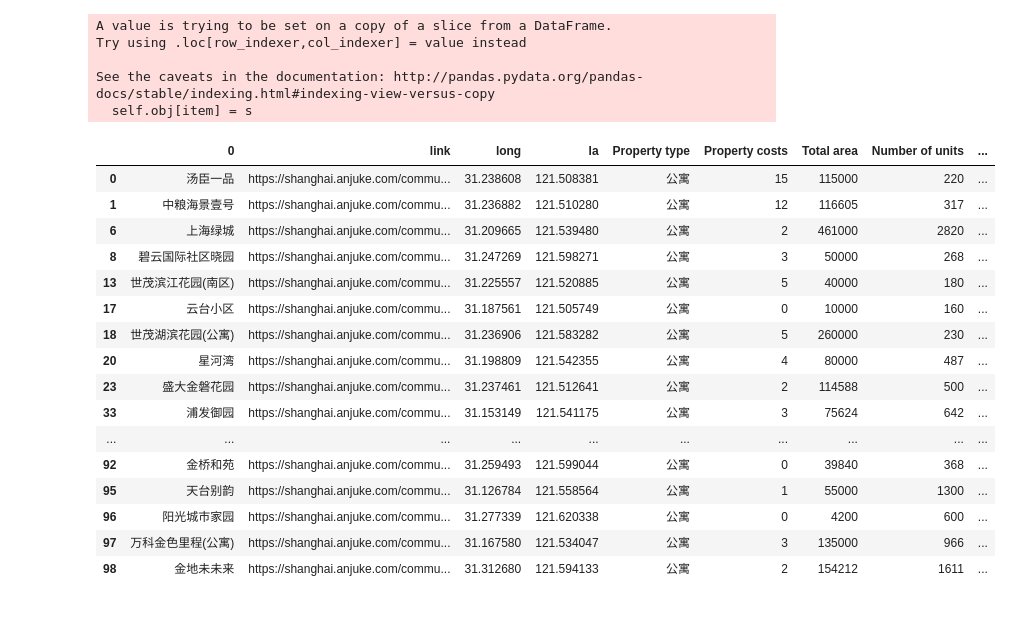
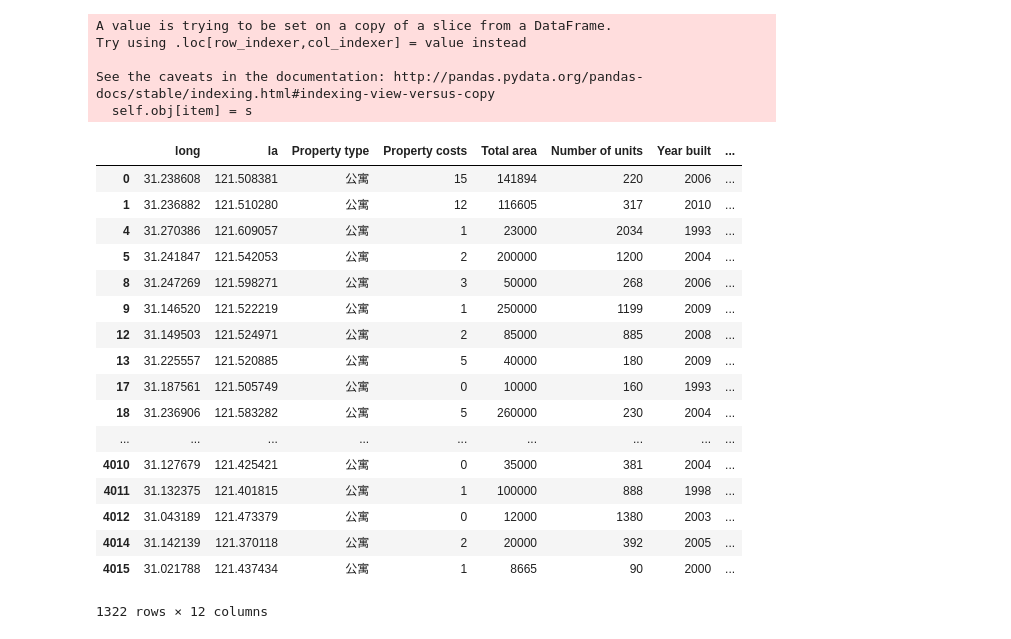
Before and after one commit to Zeronica/DataMJB, a Jupyter notebook: clean.ipynb, the cells around one changed output. Saved outputs shown, nothing was run; the diff lists cells and outputs as text; code cells hidden in the pictures.

```diff
--- a/clean.ipynb
+++ b/clean.ipynb
@@ -3,8 +3,8 @@ import pandas as pd
 import numpy as np
 import re
 # %%
-data = pd.read_csv('data_populated.csv')
+data = pd.read_csv('data_populated_all.csv')
 # %%
-step1 = data.replace(u'暂无数据', np.nan).dropna()
+step1 = data.replace(u'暂无数据', np.nan).dropna().iloc[:, 6:]
 step1
 # %% [output]
@@ -41,6 +77,11 @@ Index(['Property costs', 'Total area', 'Number of units', 'Year built',
 # %%
-for j in step2.columns[8:15]:
-    step2.loc[:,j] = [re.findall(r"[0-9]+", i)[0] for i in step2[j]]
+def del_c(word):
+    if word == []:
+        return np.nan
+    return word[0]
+
+for j in step2.columns[6:13]:
+    step2.loc[:,j] = [del_c(re.findall(r"[0-9]+", i)) for i in step2[j]]
 # %% [output]
 A value is trying to be set on a copy of a slice from a DataFrame.
 Try using .loc[row_indexer,col_indexer] = value instead
@@ -48,24 +89,25 @@ Try using .loc[row_indexer,col_indexer] = value instead
 See the caveats in the documentation: http://pandas.pydata.org/pandas-docs/stable/indexing.html#indexing-view-versus-copy
   self.obj[item] = s
 # %%
-step3 = step2.drop('type', axis = 1).iloc[:, 2:]
+step3 = step2.drop('type', axis = 1).iloc[:, 2:].dropna()
 step3
 # %% [output]
-|  | 0 | link | long | la | Property type | Property costs | Total area | Number of units | ... |
-| 0 | 汤臣一品 | https://shanghai.anjuke.com/commu... | 31.238608 | 121.508381 | 公寓 | 15 | 115000 | 220 | ... |
-| 1 | 中粮海景壹号 | https://shanghai.anjuke.com/commu... | 31.236882 | 121.510280 | 公寓 | 12 | 116605 | 317 | ... |
-| 6 | 上海绿城 | https://shanghai.anjuke.com/commu... | 31.209665 | 121.539480 | 公寓 | 2 | 461000 | 2820 | ... |
-| 8 | 碧云国际社区晓园 | https://shanghai.anjuke.com/commu... | 31.247269 | 121.598271 | 公寓 | 3 | 50000 | 268 | ... |
-| 13 | 世茂滨江花园(南区) | https://shanghai.anjuke.com/commu... | 31.225557 | 121.520885 | 公寓 | 5 | 40000 | 180 | ... |
-| 17 | 云台小区 | https://shanghai.anjuke.com/commu... | 31.187561 | 121.505749 | 公寓 | 0 | 10000 | 160 | ... |
-| 18 | 世茂湖滨花园(公寓) | https://shanghai.anjuke.com/commu... | 31.236906 | 121.583282 | 公寓 | 5 | 260000 | 230 | ... |
-| 20 | 星河湾 | https://shanghai.anjuke.com/commu... | 31.198809 | 121.542355 | 公寓 | 4 | 80000 | 487 | ... |
-| 23 | 盛大金磐花园 | https://shanghai.anjuke.com/commu... | 31.237461 | 121.512641 | 公寓 | 2 | 114588 | 500 | ... |
-| 33 | 浦发御园 | https://shanghai.anjuke.com/commu... | 31.153149 | 121.541175 | 公寓 | 3 | 75624 | 642 | ... |
-| ... | ... | ... | ... | ... | ... | ... | ... | ... | ... |
-| 92 | 金桥和苑 | https://shanghai.anjuke.com/commu... | 31.259493 | 121.599044 | 公寓 | 0 | 39840 | 368 | ... |
-| 95 | 天台别韵 | https://shanghai.anjuke.com/commu... | 31.126784 | 121.558564 | 公寓 | 1 | 55000 | 1300 | ... |
-| 96 | 阳光城市家园 | https://shanghai.anjuke.com/commu... | 31.277339 | 121.620338 | 公寓 | 0 | 4200 | 600 | ... |
-| 97 | 万科金色里程(公寓) | https://shanghai.anjuke.com/commu... | 31.167580 | 121.534047 | 公寓 | 3 | 135000 | 966 | ... |
-| 98 | 金地未未来 | https://shanghai.anjuke.com/commu... | 31.312680 | 121.594133 | 公寓 | 2 | 154212 | 1611 | ... |
+|  | long | la | Property type | Property costs | Total area | Number of units | Year built | ... |
+| 0 | 31.238608 | 121.508381 | 公寓 | 15 | 141894 | 220 | 2006 | ... |
+| 1 | 31.236882 | 121.510280 | 公寓 | 12 | 116605 | 317 | 2010 | ... |
+| 4 | 31.270386 | 121.609057 | 公寓 | 1 | 23000 | 2034 | 1993 | ... |
+| 5 | 31.241847 | 121.542053 | 公寓 | 2 | 200000 | 1200 | 2004 | ... |
+| 8 | 31.247269 | 121.598271 | 公寓 | 3 | 50000 | 268 | 2006 | ... |
+| 9 | 31.146520 | 121.522219 | 公寓 | 1 | 250000 | 1199 | 2009 | ... |
+| 12 | 31.149503 | 121.524971 | 公寓 | 2 | 85000 | 885 | 2008 | ... |
+| 13 | 31.225557 | 121.520885 | 公寓 | 5 | 40000 | 180 | 2009 | ... |
+| 17 | 31.187561 | 121.505749 | 公寓 | 0 | 10000 | 160 | 1993 | ... |
+| 18 | 31.236906 | 121.583282 | 公寓 | 5 | 260000 | 230 | 2004 | ... |
+| ... | ... | ... | ... | ... | ... | ... | ... | ... |
+| 4010 | 31.127679 | 121.425421 | 公寓 | 0 | 35000 | 381 | 2004 | ... |
+| 4011 | 31.132375 | 121.401815 | 公寓 | 1 | 100000 | 888 | 1998 | ... |
+| 4012 | 31.043189 | 121.473379 | 公寓 | 0 | 12000 | 1380 | 2003 | ... |
+| 4014 | 31.142139 | 121.370118 | 公寓 | 2 | 20000 | 392 | 2005 | ... |
+| 4015 | 31.021788 | 121.437434 | 公寓 | 1 | 8665 | 90 | 2000 | ... |
+1322 rows × 12 columns
 # %%
```
Also changed, not shown: parts of 7 cells of this notebook.
